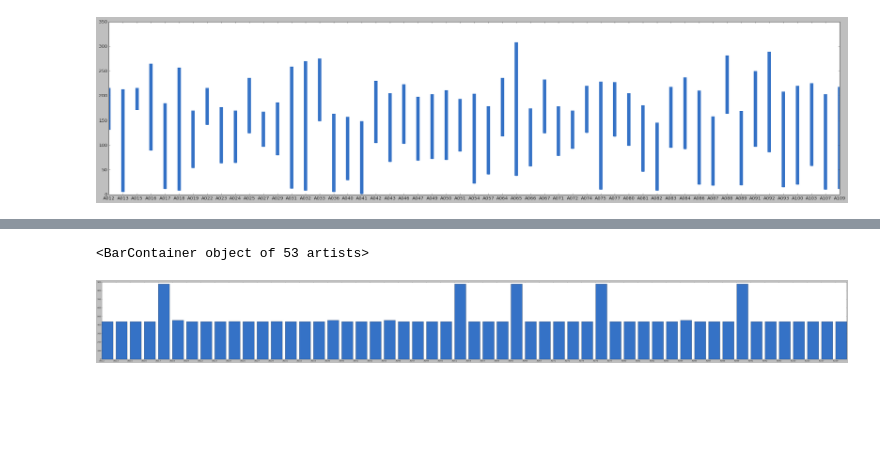
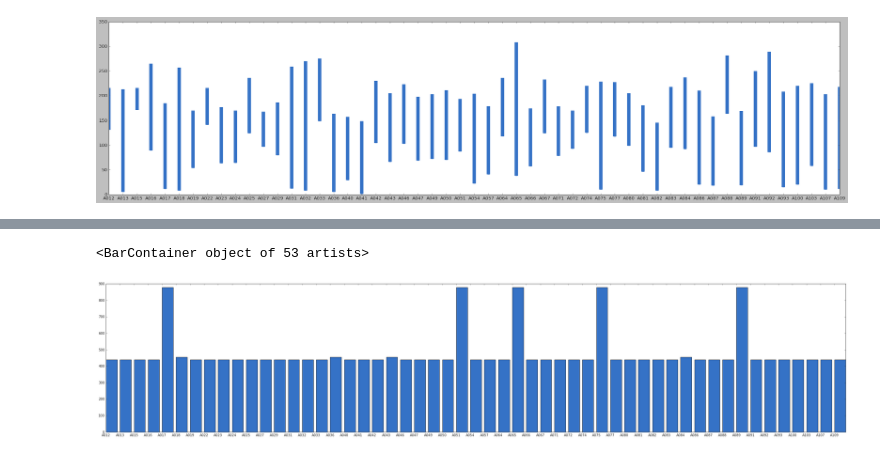
Before and after one commit to amer/2DUnet, a Jupyter notebook: DICOM-Processing.ipynb, the cells around one changed output, grey strips where cells are left out. Saved outputs shown, nothing was run; the diff lists cells and outputs as text; code cells hidden in the pictures; blank space fills up the shorter version.

```diff
--- a/DICOM-Processing.ipynb
+++ b/DICOM-Processing.ipynb
@@ -245,9 +335,9 @@ plt.bar(metadata.id,metadata.mask_volume)
 # %%
-plt.figure(figsize=(80,8))
+plt.figure(figsize=(40,8))
 plt.bar(metadata.id,metadata.ct_layers)
 # %% [output]
 <BarContainer object of 53 artists>
-[figure, old version]
+[figure, new version]
 # %%
 pixel_array = dcm.read_file(str(TRAIN_DCM/"A013.dcm")).pixel_array
 Image.fromarray(pixel_array[180])
```
Also changed, not shown: parts of 16 cells of this notebook, 2 other files.
